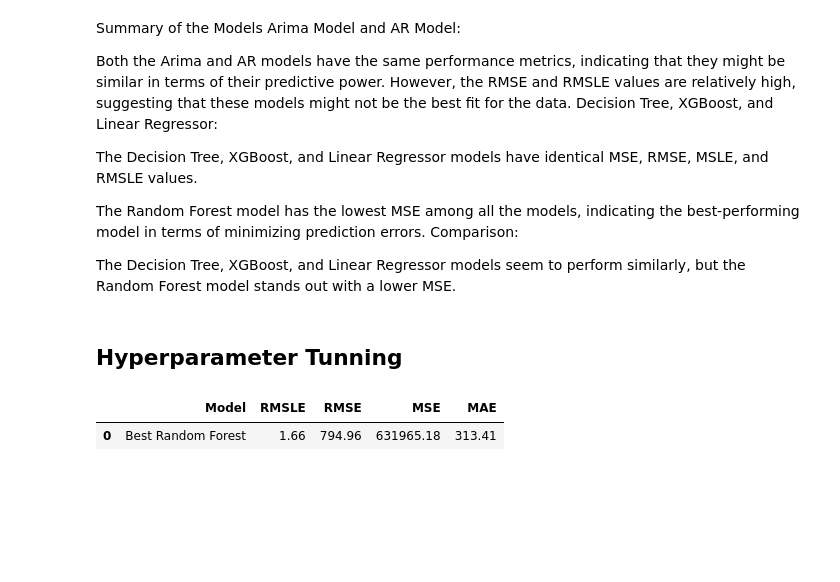
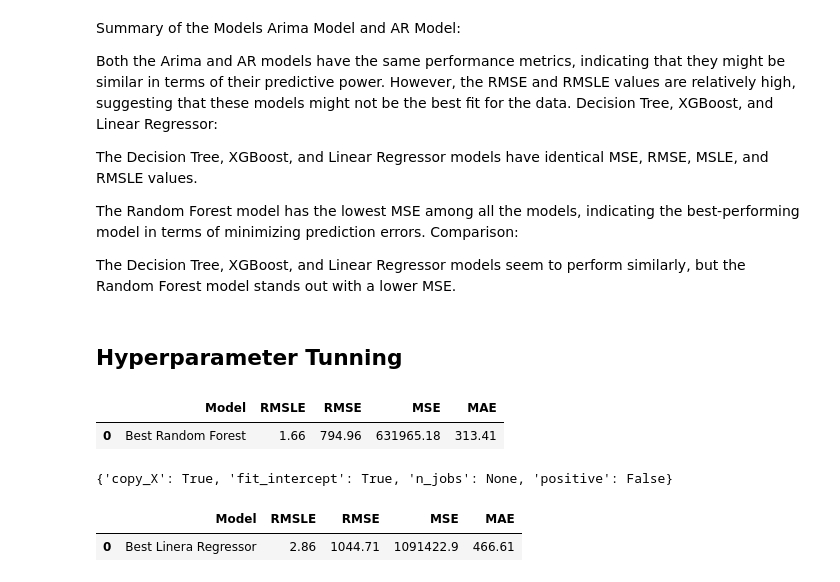
Before and after one commit to obiuzoma/LP3_project, a Jupyter notebook: lp3.ipynb, the cells around one changed output. Drawn from its saved outputs; the diff is of its cells as text; code cells hidden in the pictures; blank space fills up the shorter version.

Commit message:
fine tuning the linear regrssor model

```diff
--- a/lp3.ipynb
+++ b/lp3.ipynb
@@ -1650,3 +1650,61 @@ best_results_rf
 # %% [output]
 |  | Model | RMSLE | RMSE | MSE | MAE |
 | 0 | Best Random Forest | 1.66 | 794.96 | 631965.18 | 313.41 |
+# %%
+lr = LinearRegression()
+lr.get_params()
+# %% [output]
+{'copy_X': True, 'fit_intercept': True, 'n_jobs': None, 'positive': False}
+# %%
+# Define hyperparameters to tune
+# param_grid = {
+#     'regressor__fit_intercept': [True, False],  # Whether to calculate the intercept for this model
+#     'regressor__copy_X': [True, False],  # Whether to make a copy of X before fitting the intercept
+
+# }
+param_grid = {'copy_X': [True],
+              'fit_intercept': [True],
+                'n_jobs': [-1], 'positive': [False]}
+# Create Random Forest model
+
+lr_model =LinearRegression()
+
+# Initialize RandomizedSearchCV
+
+lr_search = GridSearchCV(estimator=lr_model, param_grid=param_grid, cv=5)
+
+
+# Fit RandomizedSearchCV to the data
+lr_search.fit(X_train, y_train)
+
+# Get the best model and its hyperparameters
+best_lr_model = lr_search.best_estimator_
+best_lr_params = lr_search.best_params_
+
+# Make predictions using the best model
+best_lr_predictions = best_lr_model.predict(X_eval)
+
+# Calculate metrics for the best model
+best_lr_mse = mean_squared_error(y_eval, best_lr_predictions)
+best_lr_rmse = np.sqrt(best_lr_mse)
+best_lr_mae = mean_absolute_error(y_eval, best_lr_predictions)
+
+# Apply absolute value to both predicted and target values
+abs_best_lr_predictions = np.abs(best_lr_predictions)
+abs_y_eval = np.abs(y_eval)
+
+# Calculate RMSLE using the absolute values
+best_lr_rmsle = np.sqrt(mean_squared_log_error(abs_y_eval, abs_best_lr_predictions))
+
+# Create a DataFrame to store results for the best Random Forest model
+best_results_lr = pd.DataFrame({'Model': ['Best Linera Regressor'],
+                                'RMSLE': [best_lr_rmsle],
+                                'RMSE': [best_lr_rmse],
+                                'MSE': [best_lr_mse],
+                                'MAE': [best_lr_mae]}).round(2)
+
+# Print the best_results_rf dataframe
+best_results_lr
+# %% [output]
+|  | Model | RMSLE | RMSE | MSE | MAE |
+| 0 | Best Linera Regressor | 2.86 | 1044.71 | 1091422.9 | 466.61 |
```
